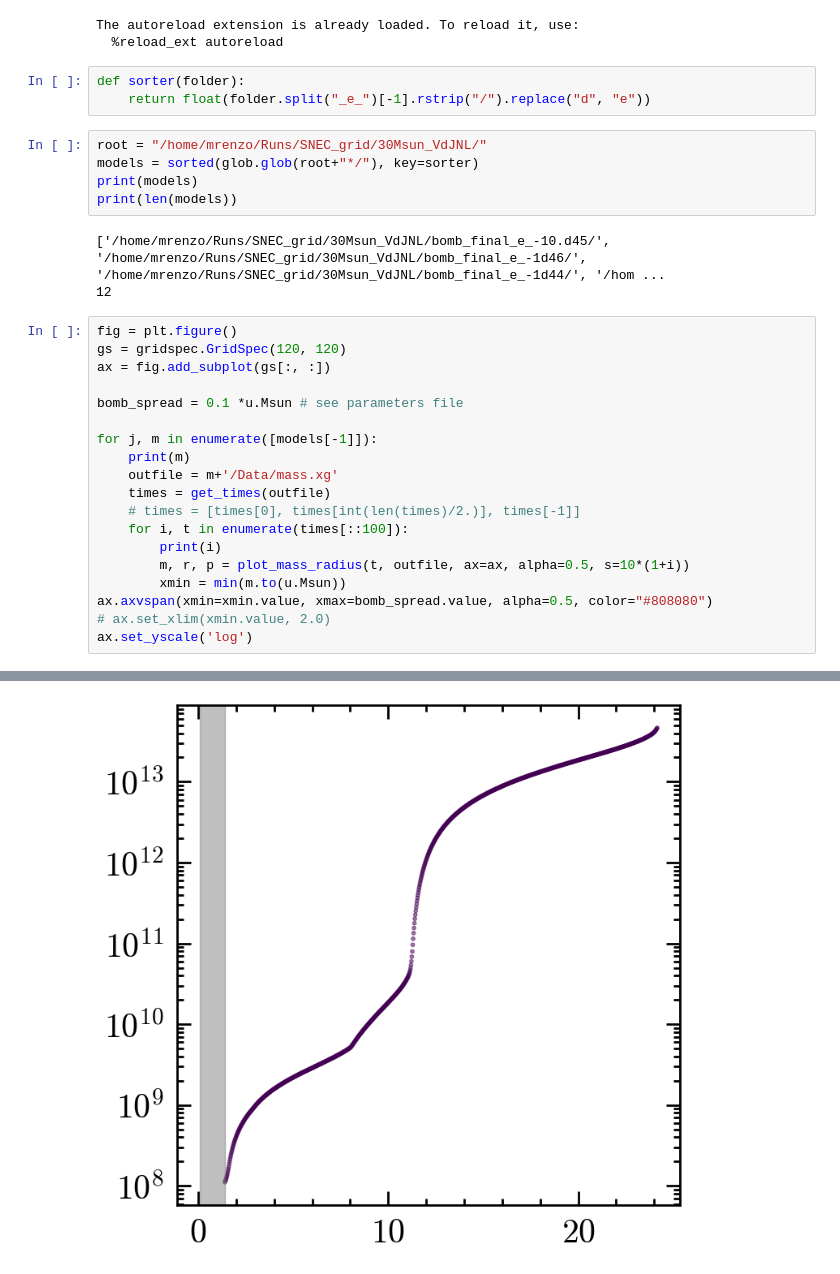
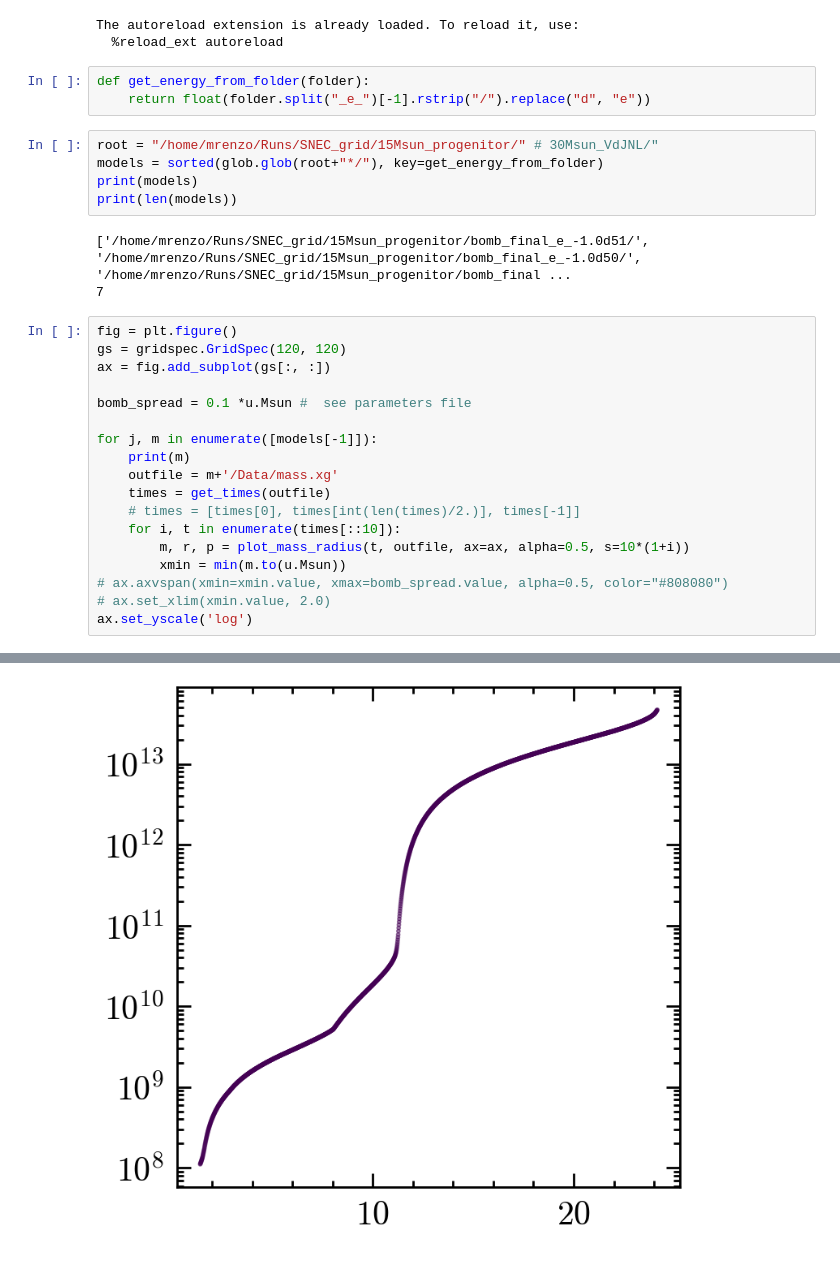
Before and after one commit to mathren/SNEC, a Jupyter notebook: scripts/SNEC_grids.ipynb, the cells around one changed output, grey strips where cells are left out. Cells and saved outputs as stored; diff of their text form.

```diff
--- a/scripts/SNEC_grids.ipynb
+++ b/scripts/SNEC_grids.ipynb
@@ -15,34 +15,33 @@ import glob
 # %% [output]
 The autoreload extension is already loaded. To reload it, use:
   %reload_ext autoreload
-# %%
-def sorter(folder):
-    return float(folder.split("_e_")[-1].rstrip("/").replace("d", "e"))
+# %%
+def get_energy_from_folder(folder):
+    return float(folder.split("_e_")[-1].rstrip("/").replace("d", "e"))
 # %%
-root = "/home/mrenzo/Runs/SNEC_grid/30Msun_VdJNL/"
-models = sorted(glob.glob(root+"*/"), key=sorter)
+root = "/home/mrenzo/Runs/SNEC_grid/15Msun_progenitor/" # 30Msun_VdJNL/"
+models = sorted(glob.glob(root+"*/"), key=get_energy_from_folder)
 print(models)
 print(len(models))
 # %% [output]
-['/home/mrenzo/Runs/SNEC_grid/30Msun_VdJNL/bomb_final_e_-10.d45/', '/home/mrenzo/Runs/SNEC_grid/30Msun_VdJNL/bomb_final_e_-1d46/', '/home/mrenzo/Runs/SNEC_grid/30Msun_VdJNL/bomb_final_e_-1d44/', '/hom ...
-12
+['/home/mrenzo/Runs/SNEC_grid/15Msun_progenitor/bomb_final_e_-1.0d51/', '/home/mrenzo/Runs/SNEC_grid/15Msun_progenitor/bomb_final_e_-1.0d50/', '/home/mrenzo/Runs/SNEC_grid/15Msun_progenitor/bomb_final ...
+7
 # %%
 fig = plt.figure()
 gs = gridspec.GridSpec(120, 120)
 ax = fig.add_subplot(gs[:, :])
 
-bomb_spread = 0.1 *u.Msun # see parameters file
+bomb_spread = 0.1 *u.Msun #  see parameters file
 
 for j, m in enumerate([models[-1]]):
     print(m)
     outfile = m+'/Data/mass.xg'
     times = get_times(outfile)
     # times = [times[0], times[int(len(times)/2.)], times[-1]]
-    for i, t in enumerate(times[::100]):
-        print(i)
+    for i, t in enumerate(times[::10]):
         m, r, p = plot_mass_radius(t, outfile, ax=ax, alpha=0.5, s=10*(1+i))
         xmin = min(m.to(u.Msun))
-ax.axvspan(xmin=xmin.value, xmax=bomb_spread.value, alpha=0.5, color="#808080")
+# ax.axvspan(xmin=xmin.value, xmax=bomb_spread.value, alpha=0.5, color="#808080")
 # ax.set_xlim(xmin.value, 2.0)
 ax.set_yscale('log')
 # %% [output]
@@ -63,4 +65,4 @@ ax.set_yscale('log')
-[figure, old version]
+[figure, new version]
 # %%
 def plot_LC(folder, ax=None, **kwargs):
     obs_lum = folder+'Data/lum_observed.dat'
```
Also changed, not shown: parts of 2 cells of this notebook, 1 other file.
